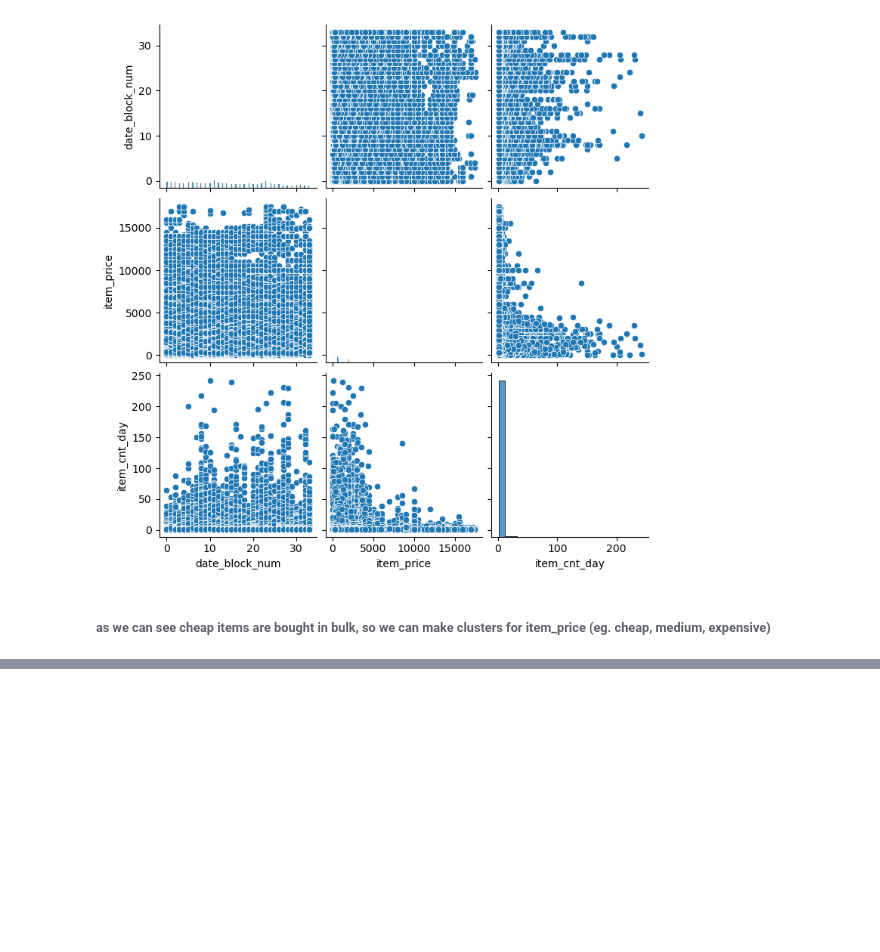
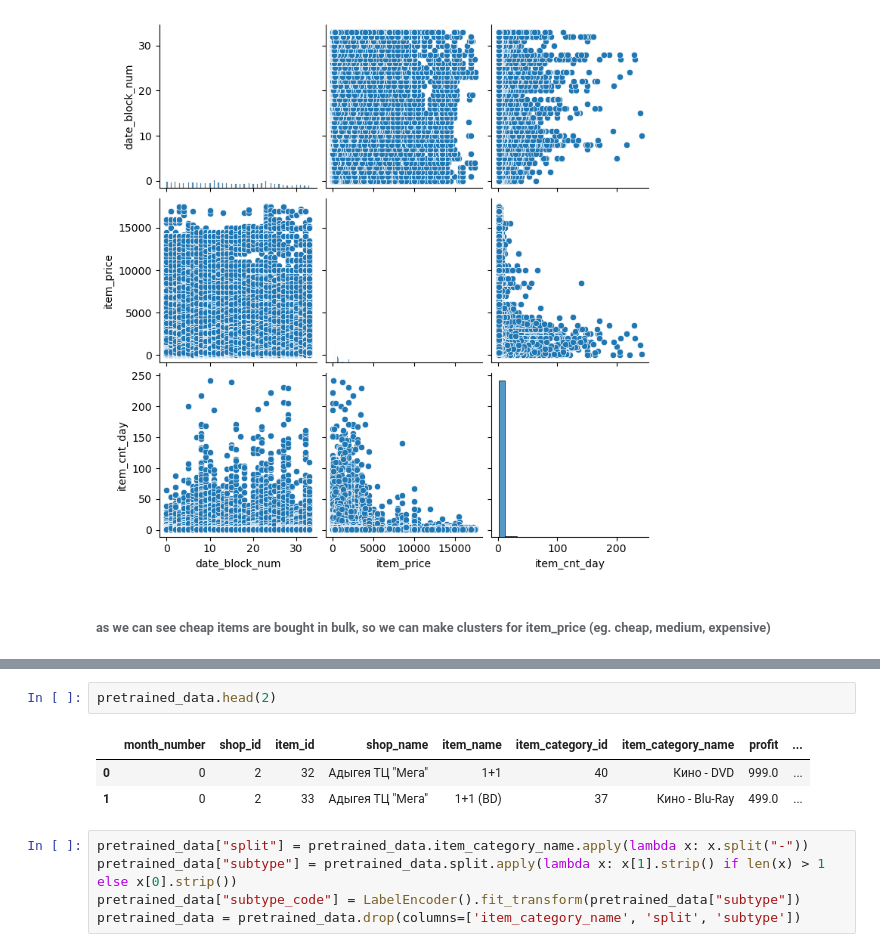
Before and after one commit to Yarmmax/DS_Intership, a Jupyter notebook: EDA.ipynb, the cells around one changed output, grey strips where cells are left out. Saved outputs shown, nothing was run; the diff lists cells and outputs as text; blank space fills up the shorter version.

```diff
--- a/EDA.ipynb
+++ b/EDA.ipynb
@@ -424,0 +471,11 @@ sns.pairplot(sales_train.drop(columns=['shop_id', 'item_id']))
+# %%
+pretrained_data.head(2)
+# %% [output]
+|  | month_number | shop_id | item_id | shop_name | item_name | item_category_id | item_category_name | profit | ... |
+| 0 | 0 | 2 | 32 | Адыгея ТЦ "Мега" | 1+1 | 40 | Кино - DVD | 999.0 | ... |
+| 1 | 0 | 2 | 33 | Адыгея ТЦ "Мега" | 1+1 (BD) | 37 | Кино - Blu-Ray | 499.0 | ... |
+# %%
+pretrained_data["split"] = pretrained_data.item_category_name.apply(lambda x: x.split("-"))
+pretrained_data["subtype"] = pretrained_data.split.apply(lambda x: x[1].strip() if len(x) > 1 else x[0].strip())
+pretrained_data["subtype_code"] = LabelEncoder().fit_transform(pretrained_data["subtype"])
+pretrained_data = pretrained_data.drop(columns=['item_category_name', 'split', 'subtype'])
```
Also changed, not shown: parts of 18 cells of this notebook.
